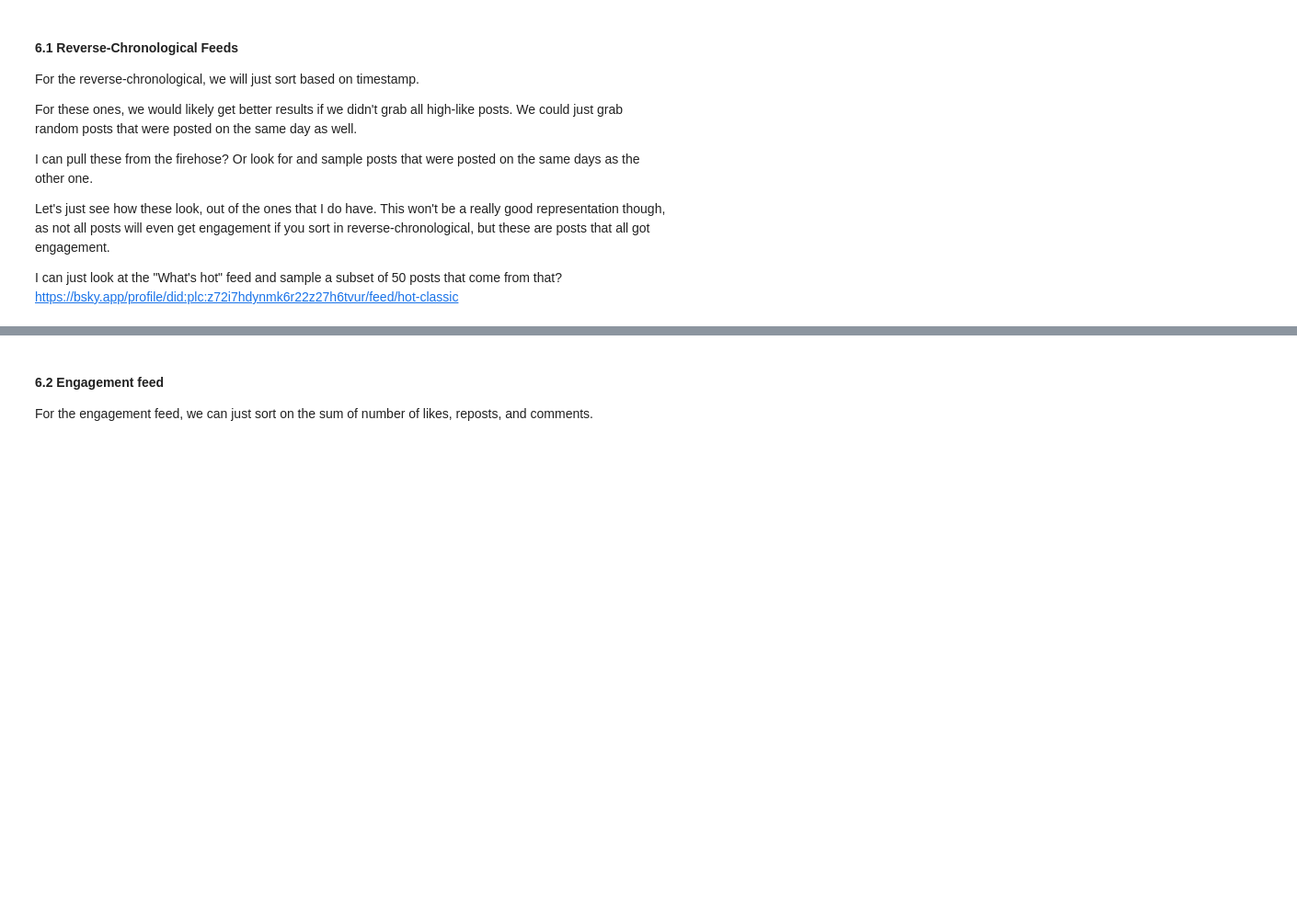
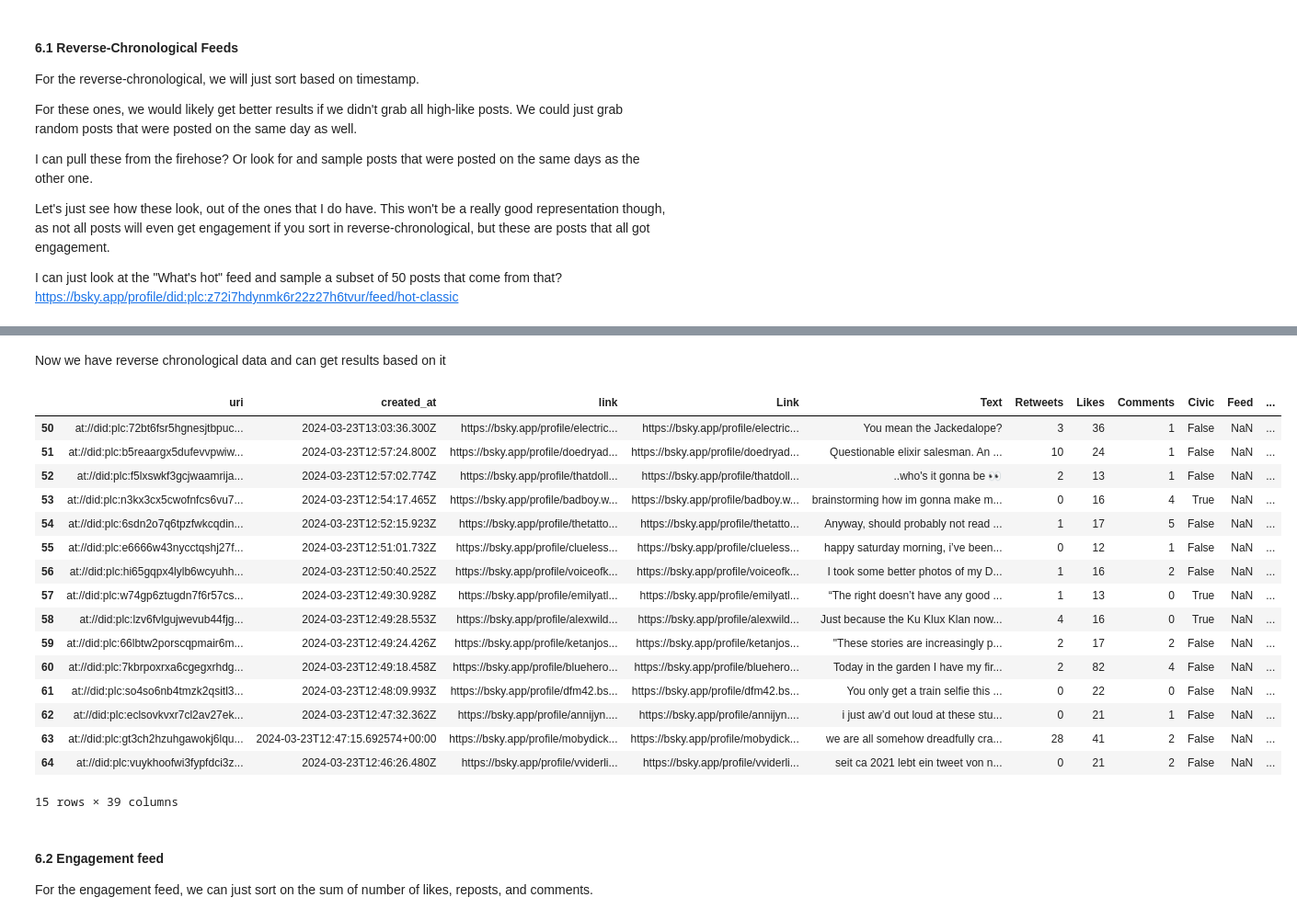
Before and after one commit to METResearchGroup/bluesky-research, a Jupyter notebook: services/rank_posts/rank_posts.ipynb, the cells around one changed output, grey strips where cells are left out. Shown at 92% size. Saved outputs shown, nothing was run; the diff lists cells and outputs as text; code cells hidden in the pictures; blank space fills up the shorter version.

```diff
--- a/services/rank_posts/rank_posts.ipynb
+++ b/services/rank_posts/rank_posts.ipynb
@@ -684,0 +742,27 @@ https://bsky.app/profile/did:plc:z72i7hdynmk6r22z27h6tvur/feed/hot-classic
+# %%
+reverse_chronological_classifications: list[dict] = perform_batch_inference(reverse_chronological_texts)
+# %%
+rc_post_uri_to_text_labels_map = {}
+
+for idx, uri in enumerate(reverse_chronological_post_uri_to_text_map.keys()):
+    rc_post_uri_to_text_labels_map[uri] = reverse_chronological_classifications[idx]
+
+rc_classifications_dicts_list: list[dict] = [
+    {**{"did": key}, **item}
+    for (key, item) in rc_post_uri_to_text_labels_map.items()
+]
+# %%
+rc_classifications_df = pd.DataFrame(rc_classifications_dicts_list)
+
+# join to the posts df on the did column
+rc_enriched_posts_df = reverse_chronological_df.merge(
+    rc_classifications_df,
+    left_on="uri",
+    right_on="did",
+    how="left"
+)
+# %% [markdown]
+Now we have reverse chronological data and can get results based on it
+# %%
+# sort by created date descending
+rc_enriched_posts_df = rc_enriched_posts_df.sort_values(by="created_at", ascending=False)
@@ -685,3 +772,23 @@ https://bsky.app/profile/did:plc:z72i7hdynmk6r22z27h6tvur/feed/hot-classic
+# %%
+rc_enriched_posts_df.head(15)
+# %% [output]
+|  | uri | created_at | link | Link | Text | Retweets | Likes | Comments | Civic | Feed | ... |
+| 50 | at://did:plc:72bt6fsr5hgnesjtbpuc... | 2024-03-23T13:03:36.300Z | https://bsky.app/profile/electric... | https://bsky.app/profile/electric... | You mean the Jackedalope? | 3 | 36 | 1 | False | NaN | ... |
+| 51 | at://did:plc:b5reaargx5dufevvpwiw... | 2024-03-23T12:57:24.800Z | https://bsky.app/profile/doedryad... | https://bsky.app/profile/doedryad... | Questionable elixir salesman. An ... | 10 | 24 | 1 | False | NaN | ... |
+| 52 | at://did:plc:f5lxswkf3gcjwaamrija... | 2024-03-23T12:57:02.774Z | https://bsky.app/profile/thatdoll... | https://bsky.app/profile/thatdoll... | ..who's it gonna be 👀 | 2 | 13 | 1 | False | NaN | ... |
+| 53 | at://did:plc:n3kx3cx5cwofnfcs6vu7... | 2024-03-23T12:54:17.465Z | https://bsky.app/profile/badboy.w... | https://bsky.app/profile/badboy.w... | brainstorming how im gonna make m... | 0 | 16 | 4 | True | NaN | ... |
+| 54 | at://did:plc:6sdn2o7q6tpzfwkcqdin... | 2024-03-23T12:52:15.923Z | https://bsky.app/profile/thetatto... | https://bsky.app/profile/thetatto... | Anyway, should probably not read ... | 1 | 17 | 5 | False | NaN | ... |
+| 55 | at://did:plc:e6666w43nycctqshj27f... | 2024-03-23T12:51:01.732Z | https://bsky.app/profile/clueless... | https://bsky.app/profile/clueless... | happy saturday morning, i’ve been... | 0 | 12 | 1 | False | NaN | ... |
+| 56 | at://did:plc:hi65gqpx4lylb6wcyuhh... | 2024-03-23T12:50:40.252Z | https://bsky.app/profile/voiceofk... | https://bsky.app/profile/voiceofk... | I took some better photos of my D... | 1 | 16 | 2 | False | NaN | ... |
+| 57 | at://did:plc:w74gp6ztugdn7f6r57cs... | 2024-03-23T12:49:30.928Z | https://bsky.app/profile/emilyatl... | https://bsky.app/profile/emilyatl... | “The right doesn’t have any good ... | 1 | 13 | 0 | True | NaN | ... |
+| 58 | at://did:plc:lzv6fvlgujwevub44fjg... | 2024-03-23T12:49:28.553Z | https://bsky.app/profile/alexwild... | https://bsky.app/profile/alexwild... | Just because the Ku Klux Klan now... | 4 | 16 | 0 | True | NaN | ... |
+| 59 | at://did:plc:66lbtw2porscqpmair6m... | 2024-03-23T12:49:24.426Z | https://bsky.app/profile/ketanjos... | https://bsky.app/profile/ketanjos... | "These stories are increasingly p... | 2 | 17 | 2 | False | NaN | ... |
+| 60 | at://did:plc:7kbrpoxrxa6cgegxrhdg... | 2024-03-23T12:49:18.458Z | https://bsky.app/profile/bluehero... | https://bsky.app/profile/bluehero... | Today in the garden I have my fir... | 2 | 82 | 4 | False | NaN | ... |
+| 61 | at://did:plc:so4so6nb4tmzk2qsitl3... | 2024-03-23T12:48:09.993Z | https://bsky.app/profile/dfm42.bs... | https://bsky.app/profile/dfm42.bs... | You only get a train selfie this ... | 0 | 22 | 0 | False | NaN | ... |
+| 62 | at://did:plc:eclsovkvxr7cl2av27ek... | 2024-03-23T12:47:32.362Z | https://bsky.app/profile/annijyn.... | https://bsky.app/profile/annijyn.... | i just aw’d out loud at these stu... | 0 | 21 | 1 | False | NaN | ... |
+| 63 | at://did:plc:gt3ch2hzuhgawokj6lqu... | 2024-03-23T12:47:15.692574+00:00 | https://bsky.app/profile/mobydick... | https://bsky.app/profile/mobydick... | we are all somehow dreadfully cra... | 28 | 41 | 2 | False | NaN | ... |
+| 64 | at://did:plc:vuykhoofwi3fypfdci3z... | 2024-03-23T12:46:26.480Z | https://bsky.app/profile/vviderli... | https://bsky.app/profile/vviderli... | seit ca 2021 lebt ein tweet von n... | 0 | 21 | 2 | False | NaN | ... |
+15 rows × 39 columns
 # %% [markdown]
 #### 6.2 Engagement feed
 
```
Also changed, not shown: parts of 35 cells of this notebook, 2 other files.
